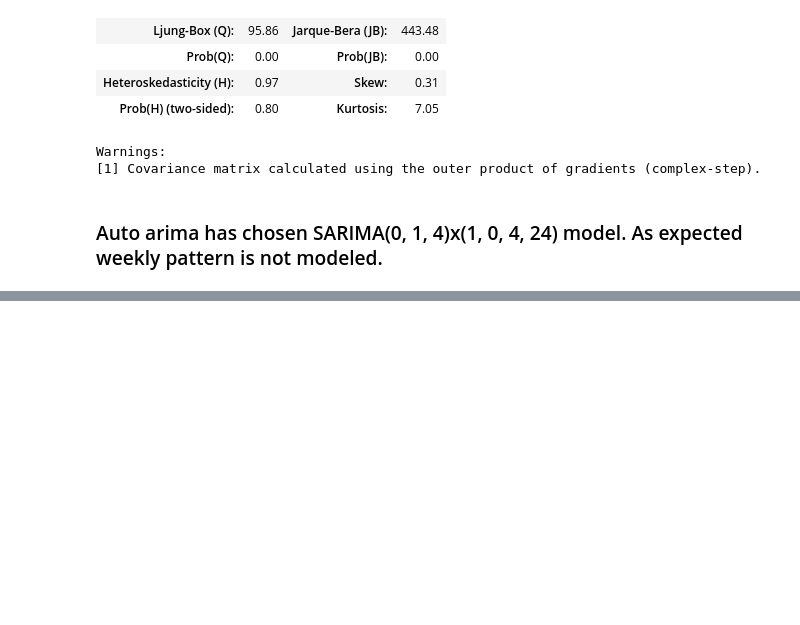
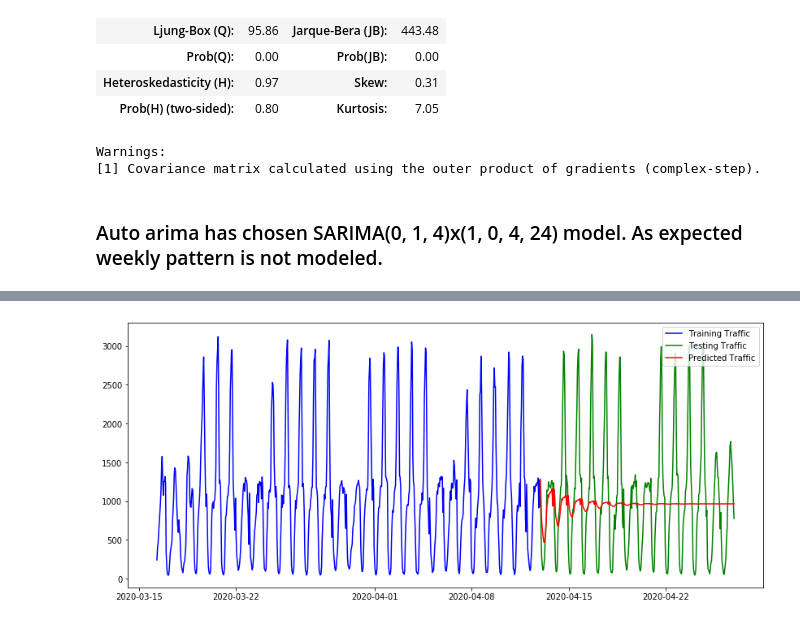
Before and after one commit to satishukadam/notebooks, a Jupyter notebook: SmartCity/MultipleSeasonalTimeSeriesAnalysis.ipynb, the cells around one changed output, grey strips where cells are left out. Saved outputs shown, nothing was run; the diff lists cells and outputs as text; code cells hidden in the pictures; blank space fills up the shorter version.

```diff
--- a/SmartCity/MultipleSeasonalTimeSeriesAnalysis.ipynb
+++ b/SmartCity/MultipleSeasonalTimeSeriesAnalysis.ipynb
@@ -145,0 +157,9 @@ plt.plot(y_arima_exog_forecast)
+# %%
+plt.figure(figsize=(14,6))
+plt.plot(y_to_train, 'b-', label='Training Traffic')
+plt.plot(y_to_test, 'g', label='Testing Traffic')
+plt.plot(predict, 'r', label='Predicted Traffic')
+plt.legend(loc='upper right', frameon=True)
+plt.show()
+# %% [output]
+[figure, added]
```
Also changed, not shown: parts of 18 cells of this notebook.
